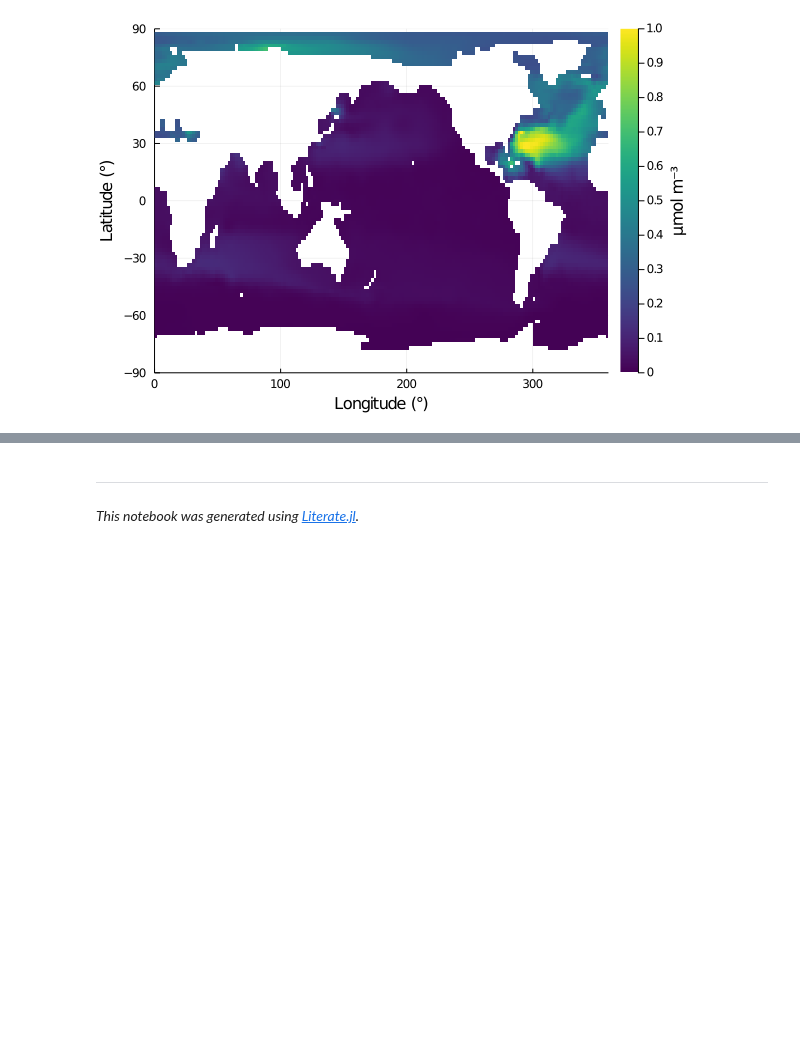
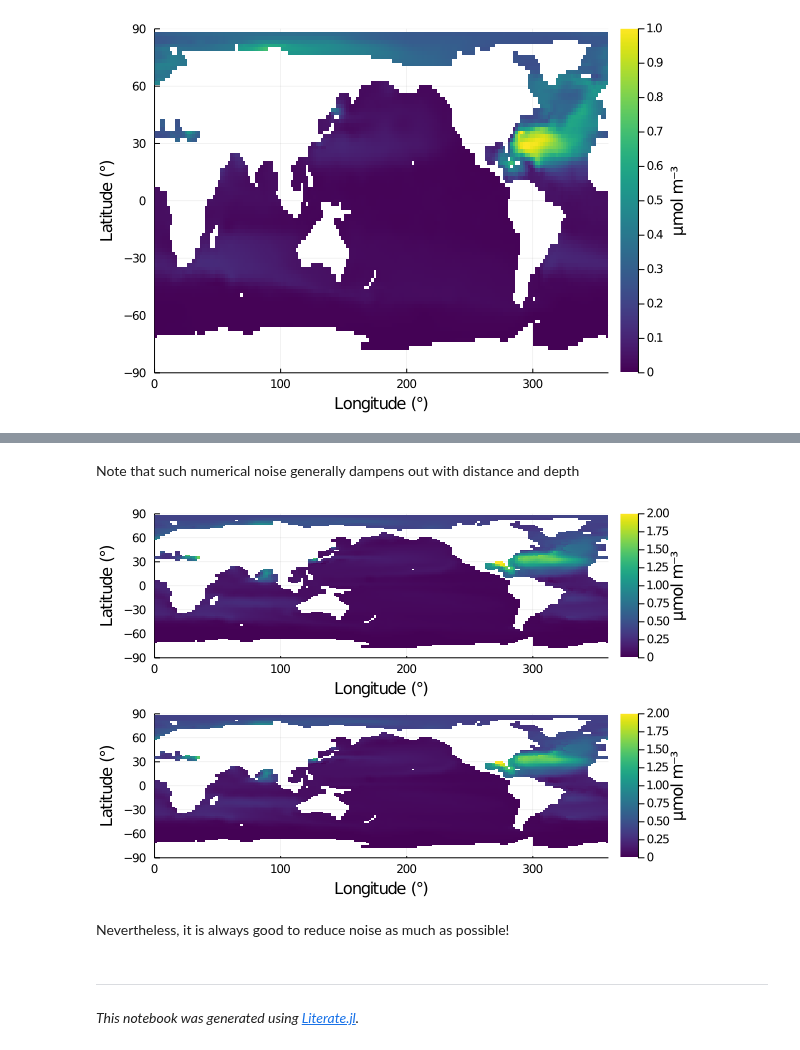
Before and after one commit to JuliaOcean/AIBECS.jl, a Jupyter notebook: dev/notebooks/5_river_discharge.ipynb, the cells around one changed output, grey strips where cells are left out. Cells and saved outputs as stored; diff of their text form; code cells hidden in the pictures; blank space fills up the shorter version.

```diff
--- a/dev/notebooks/5_river_discharge.ipynb
+++ b/dev/notebooks/5_river_discharge.ipynb
@@ -264,3 +286,16 @@ plothorizontalslice(s_τ50, grd, zunit=u"μmol/m^3", depth=500, color=cmap, clim
+# %% [markdown]
+Note that such numerical noise generally dampens out with distance and depth
+# %%
+cmap = :viridis
+plot(
+    plothorizontalslice(s_τ50, grd, zunit=u"μmol/m^3", depth=200, color=cmap, clim=(0,2)),
+    plothorizontalslice(s_smooth, grd, zunit=u"μmol/m^3", depth=200, color=cmap, clim=(0,2)),
+    layout=(2,1)
+)
+# %% [output]
+[figure, added]
+# %% [markdown]
+Nevertheless, it is always good to reduce noise as much as possible!
 # %% [markdown]
 ---
 
```
Also changed, not shown: parts of 4 cells of this notebook, 23 other files.
